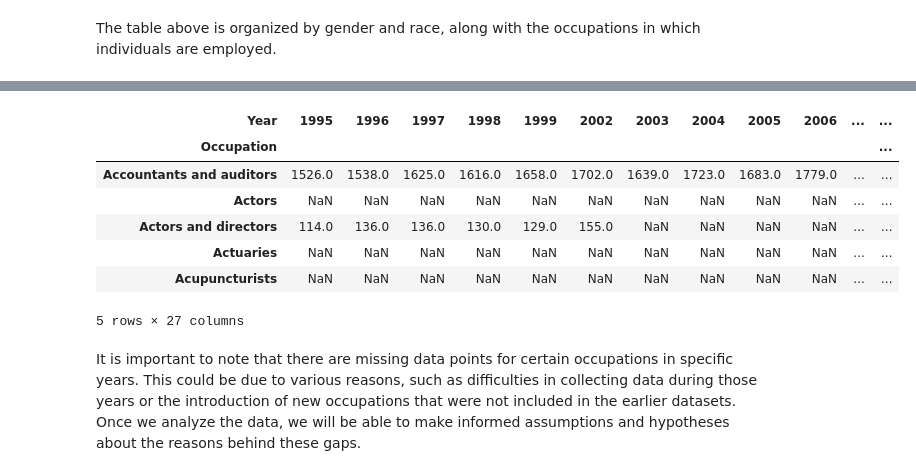
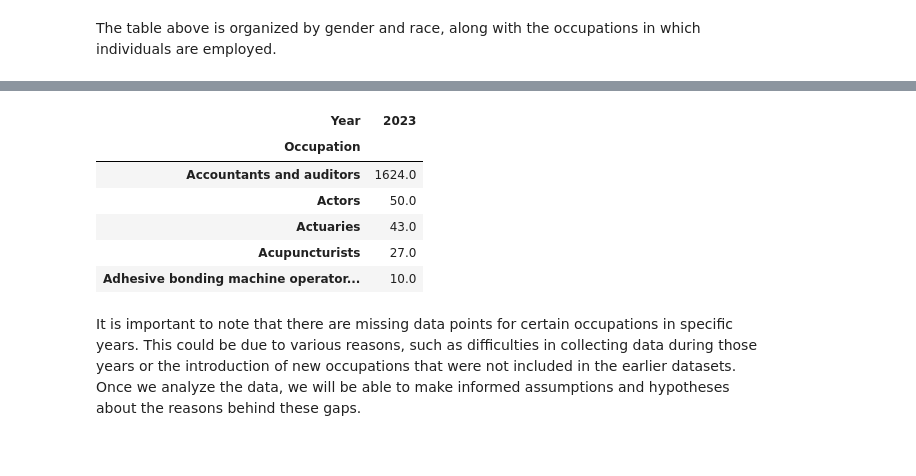
Before and after one commit to edenTamari/job-market-analysis-data-science-project, a Jupyter notebook: Data Science Project.ipynb, the cells around one changed output, grey strips where cells are left out. Saved outputs shown, nothing was run; the diff lists cells and outputs as text; code cells hidden in the pictures.

```diff
--- a/Data Science Project.ipynb
+++ b/Data Science Project.ipynb
@@ -104,0 +125,6 @@ from sklearn.metrics import accuracy_score
+# %%
+ON_NOTEBOOK = False
+TABLES_DIR_PATH = '/content/sample_data' if ON_NOTEBOOK else './data/data_sources'
+NY_JOB_POSTINGS = f'{TABLES_DIR_PATH}/Jobs/ny_job_postings.csv'
+EMPLOYED_PATH = f'{TABLES_DIR_PATH}/Employed'
+OCCUPATIONS_PATH = f'{TABLES_DIR_PATH}/Occupations'
@@ -159,6 +185,6 @@ The purpose of this integration is to facilitate efficient analysis of the data
 # %%
 # Define the folder path containing the Excel files
-folder_path = r"C:\Users\etamari1\Downloads\datasets\Employed"
+folder_path = EMPLOYED_PATH
 
 # List to store processed data from each file
 all_data = []
@@ -183,41 +209,40 @@ for filename in os.listdir(folder_path):
 
             # Convert 'Total employed' to float (removing commas)
             df_filtered['Total employed'] = df_filtered['Total employed'].astype(str).str.replace(',', '')
             df_filtered['Total employed'] = pd.to_numeric(df_filtered['Total employed'], errors='coerce')
 
             # Add a new column for the year
             df_filtered['Year'] = int(year)  # Convert year to integer
 
             # Append the processed DataFrame to the list
             all_data.append(df_filtered)
 
 # Concatenate all processed data into a single DataFrame
 final_df = pd.concat(all_data, ignore_index=True)
 
 # Create a pivot table to organize data by occupation and year
 pivot_table = final_df.pivot_table(
     index='Occupation',
     columns='Year',
     values='Total employed',
     aggfunc='first'
 )
 #pivot_table.reset_index(inplace=True)
 # Ensure all values are float
 pivot_table = pivot_table.astype(float)
 
 # Save the cleaned dataset
 #pivot_table.to_csv("aggregated_employment_data.csv")
 
 pivot_table.head()
 # %% [output]
-| Year | 1995 | 1996 | 1997 | 1998 | 1999 | 2002 | 2003 | 2004 | 2005 | 2006 | ... | ... |
-| Occupation |  |  |  |  |  |  |  |  |  |  |  | ... |
-| Accountants and auditors | 1526.0 | 1538.0 | 1625.0 | 1616.0 | 1658.0 | 1702.0 | 1639.0 | 1723.0 | 1683.0 | 1779.0 | ... | ... |
-| Actors | NaN | NaN | NaN | NaN | NaN | NaN | NaN | NaN | NaN | NaN | ... | ... |
-| Actors and directors | 114.0 | 136.0 | 136.0 | 130.0 | 129.0 | 155.0 | NaN | NaN | NaN | NaN | ... | ... |
-| Actuaries | NaN | NaN | NaN | NaN | NaN | NaN | NaN | NaN | NaN | NaN | ... | ... |
-| Acupuncturists | NaN | NaN | NaN | NaN | NaN | NaN | NaN | NaN | NaN | NaN | ... | ... |
+| Year | 2023 |
+| Occupation |  |
+| Accountants and auditors | 1624.0 |
+| Actors | 50.0 |
+| Actuaries | 43.0 |
+| Acupuncturists | 27.0 |
+| Adhesive bonding machine operator... | 10.0 |
-5 rows × 27 columns
 # %% [markdown]
 It is important to note that there are missing data points for certain occupations in specific years. This could be due to various reasons, such as difficulties in collecting data during those years or the introduction of new occupations that were not included in the earlier datasets. Once we analyze the data, we will be able to make informed assumptions and hypotheses about the reasons behind these gaps.
 # %%
```
Also changed, not shown: parts of 106 cells of this notebook, 23 other files.
